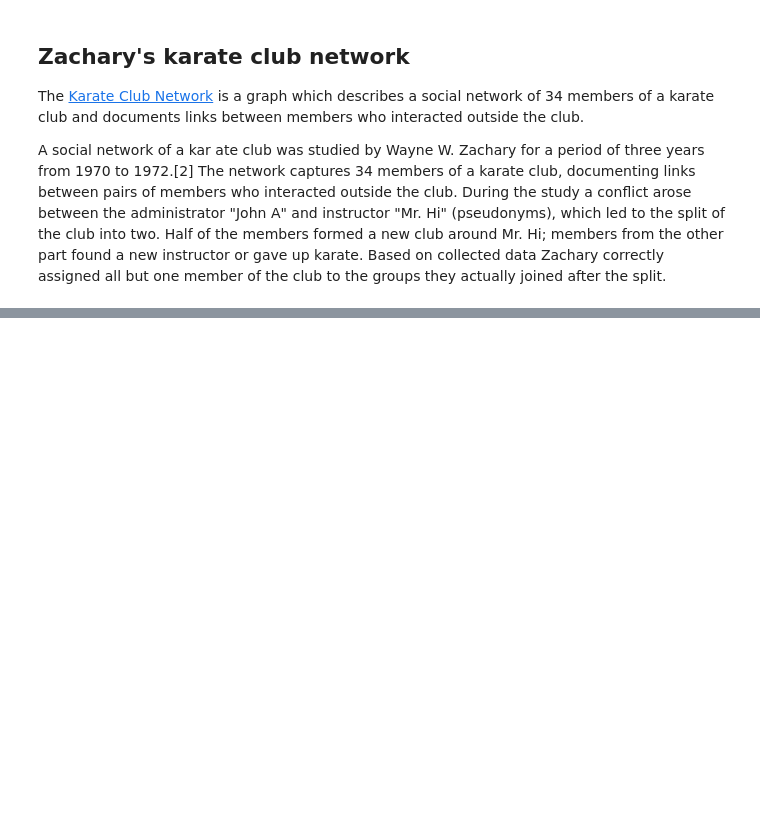
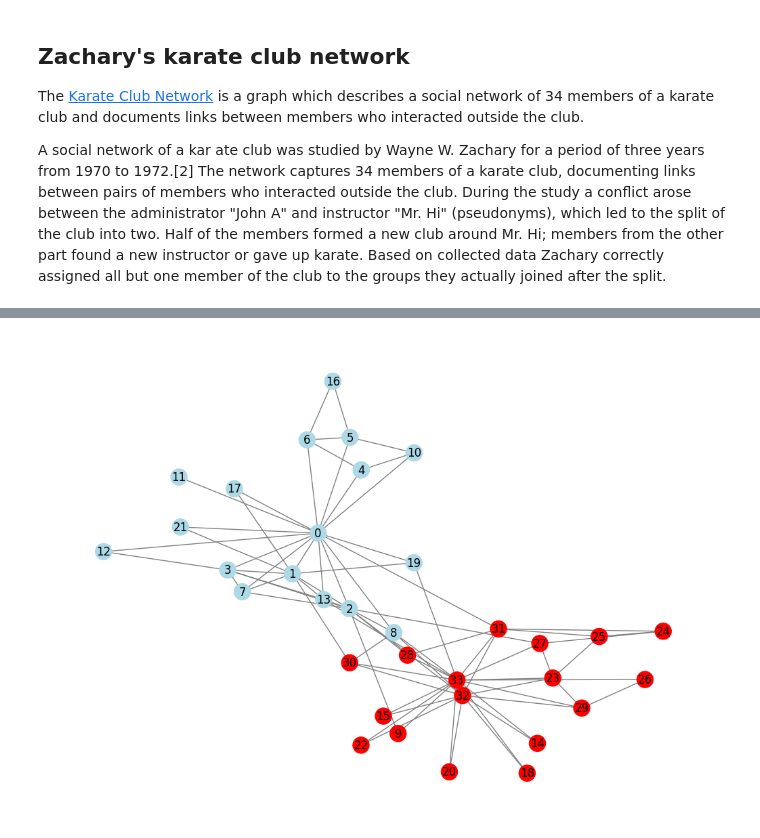
Before and after one commit to jean-kunz/cop_gnn, a Jupyter notebook: nbks/networkx.ipynb, the cells around one changed output, grey strips where cells are left out. Cells and saved outputs as stored; diff of their text form; code cells hidden in the pictures; blank space fills up the shorter version.

Commit message:
add node features

```diff
--- a/nbks/networkx.ipynb
+++ b/nbks/networkx.ipynb
@@ -145,0 +137,21 @@ set_triangle.intersection(
+# %%
+# Visualize the graph
+def plot_graph(G, figsize=(10, 7)):
+    club_dict = nx.get_node_attributes(G, "club")
+    colors = [
+        "lightblue" if club_dict[node] == "Mr. Hi" else "red" for node in G.nodes()
+    ]
+    plt.figure(figsize=figsize)
+    nx.draw(
+        G,
+        pos=nx.spring_layout(G, seed=42),
+        with_labels=True,
+        node_color=colors,
+        edge_color="gray",
+        cmap="Set2",
+    )
+
+
+plot_graph(G)
+# %% [output]
+[figure, added]
```
Also changed, not shown: parts of 29 cells of this notebook, 3 other files.
